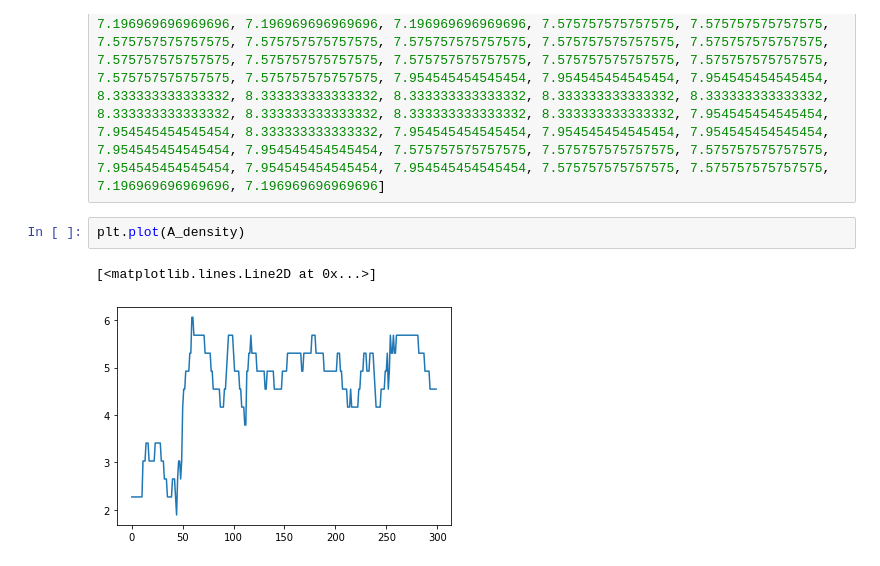
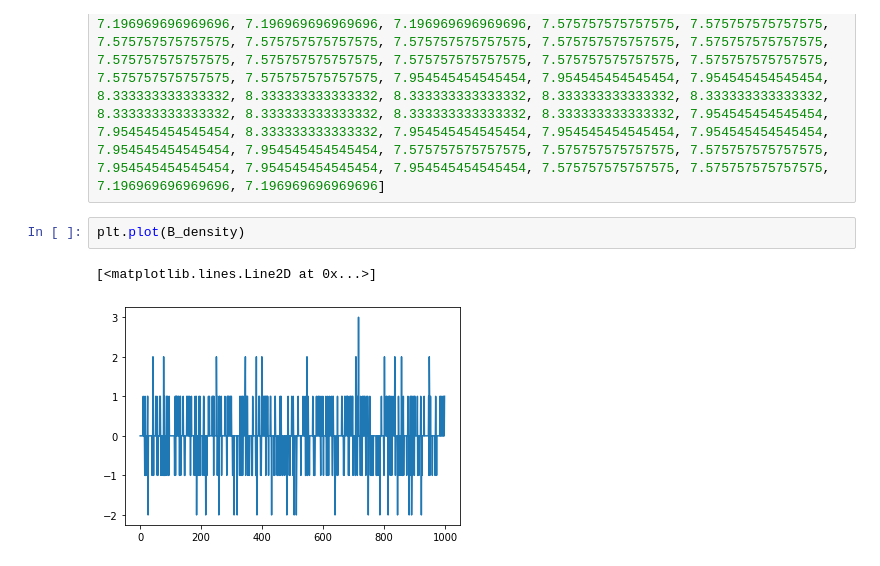
Before and after one commit to SU-Hongs/UROP_mining, a Jupyter notebook: UROP_data_main.ipynb, the cells around one changed output. Saved outputs shown, nothing was run; the diff lists cells and outputs as text.

```diff
--- a/UROP_data_main.ipynb
+++ b/UROP_data_main.ipynb
@@ -15,8 +17,8 @@ AB_density = [3.0303030303030303, 3.0303030303030303, 3.0303030303030303, 2.6515
 # %%
-plt.plot(A_density)
+plt.plot(B_density)
 # %% [output]
 [<matplotlib.lines.Line2D at 0x...>]
-[figure, old version]
+[figure, new version]
 # %%
 plt.plot(AB_density)
 # %% [output]
```
Also changed, not shown: parts of 55 cells of this notebook.
